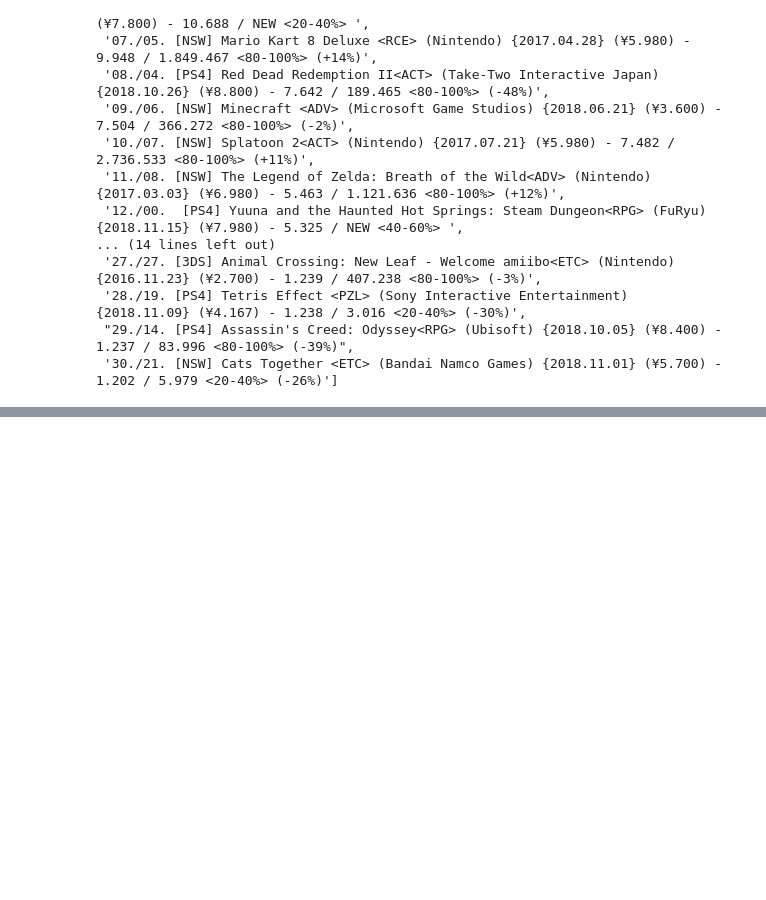
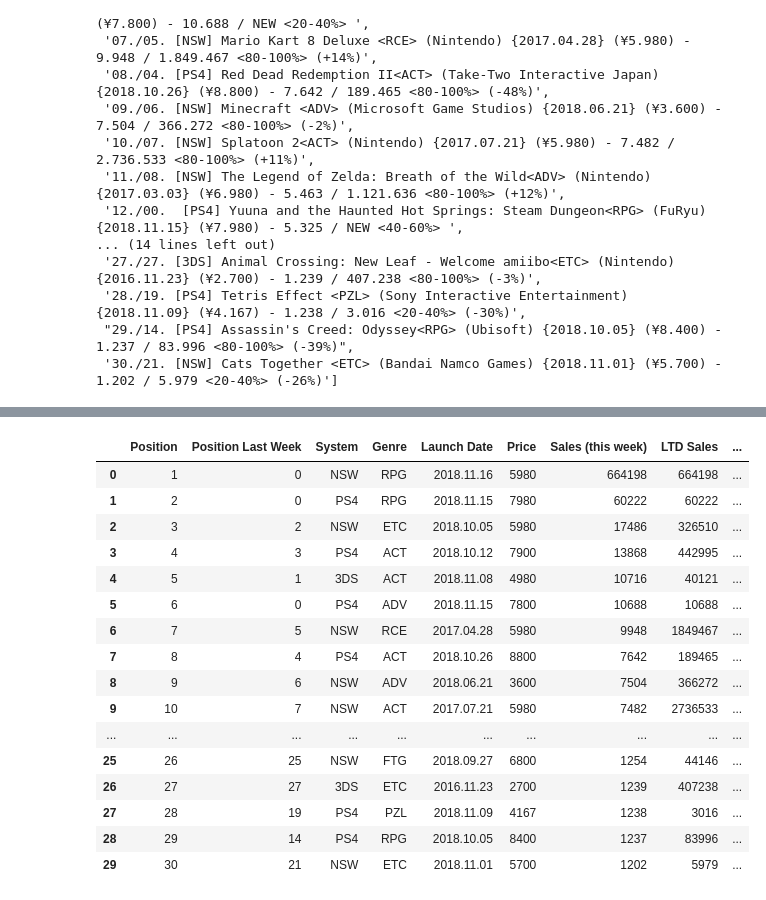
Before and after one commit to nachordo/vg_jp_sales, a Jupyter notebook: sales-vg-sw.ipynb, the cells around one changed output, grey strips where cells are left out. Cells and saved outputs as stored; diff of their text form; code cells hidden in the pictures; blank space fills up the shorter version.

Commit message:
Finished obtaining dataframes, maybe can correct some links

```diff
--- a/sales-vg-sw.ipynb
+++ b/sales-vg-sw.ipynb
@@ -105,0 +92,8 @@ temp=temp2
+# %%
+temp1="08./04. [PS4] Red Dead Redemption II<ACT> (Take-Two Interactive Japan) {2018.10.26} (¥8.800) - 7.642 / 189.465 <80-100%> (-48%)"
+print(temp1)
+
+temp2=clean_tab[2]
+print(temp2)
+
+temp=temp1
@@ -167,3 +197,24 @@ print(mine_sw_info(temp2))
+# %%
+df2=create_top30_list(clean_tab,2018,46,"nov 12 / nov 18")
+df2.head(30)
+# %% [output]
+|  | Position | Position Last Week | System | Genre | Launch Date | Price | Sales (this week) | LTD Sales | ... |
+| 0 | 1 | 0 | NSW | RPG | 2018.11.16 | 5980 | 664198 | 664198 | ... |
+| 1 | 2 | 0 | PS4 | RPG | 2018.11.15 | 7980 | 60222 | 60222 | ... |
+| 2 | 3 | 2 | NSW | ETC | 2018.10.05 | 5980 | 17486 | 326510 | ... |
+| 3 | 4 | 3 | PS4 | ACT | 2018.10.12 | 7900 | 13868 | 442995 | ... |
+| 4 | 5 | 1 | 3DS | ACT | 2018.11.08 | 4980 | 10716 | 40121 | ... |
+| 5 | 6 | 0 | PS4 | ADV | 2018.11.15 | 7800 | 10688 | 10688 | ... |
+| 6 | 7 | 5 | NSW | RCE | 2017.04.28 | 5980 | 9948 | 1849467 | ... |
+| 7 | 8 | 4 | PS4 | ACT | 2018.10.26 | 8800 | 7642 | 189465 | ... |
+| 8 | 9 | 6 | NSW | ADV | 2018.06.21 | 3600 | 7504 | 366272 | ... |
+| 9 | 10 | 7 | NSW | ACT | 2017.07.21 | 5980 | 7482 | 2736533 | ... |
+| ... | ... | ... | ... | ... | ... | ... | ... | ... | ... |
+| 25 | 26 | 25 | NSW | FTG | 2018.09.27 | 6800 | 1254 | 44146 | ... |
+| 26 | 27 | 27 | 3DS | ETC | 2016.11.23 | 2700 | 1239 | 407238 | ... |
+| 27 | 28 | 19 | PS4 | PZL | 2018.11.09 | 4167 | 1238 | 3016 | ... |
+| 28 | 29 | 14 | PS4 | RPG | 2018.10.05 | 8400 | 1237 | 83996 | ... |
+| 29 | 30 | 21 | NSW | ETC | 2018.11.01 | 5700 | 1202 | 5979 | ... |
 # %%
 # https://www.neogaf.com/threads/media-create-sales-archive-thread-2.416253/#post-147729422
 # %%
```
Also changed, not shown: parts of 8 cells of this notebook, 1 other file.
